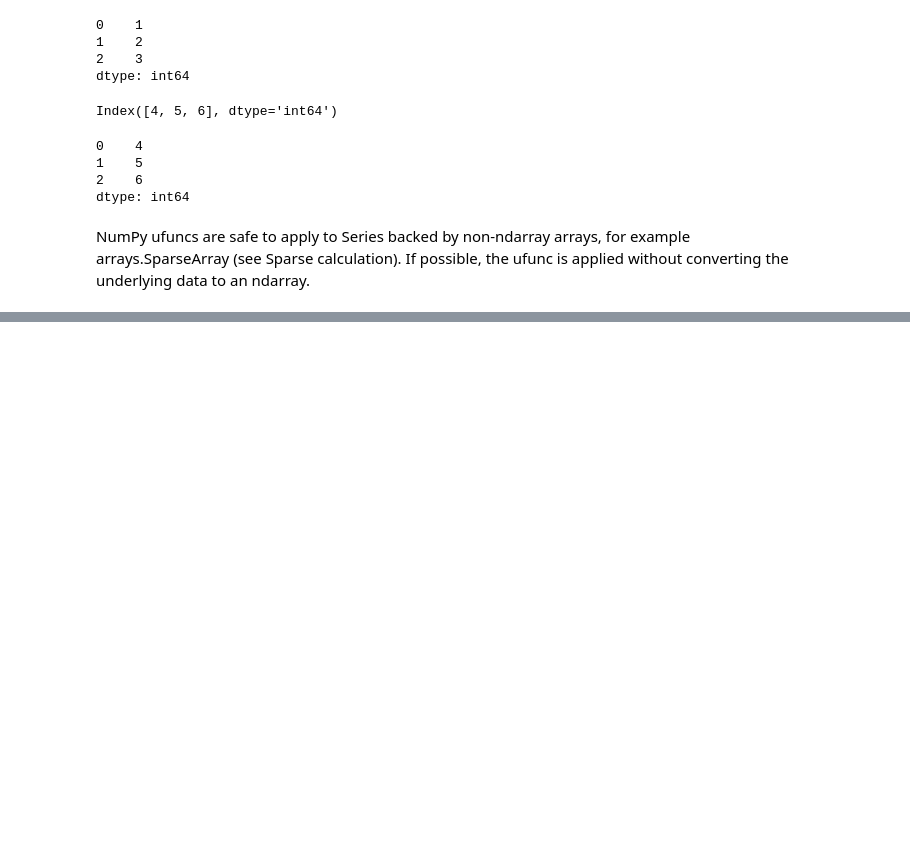
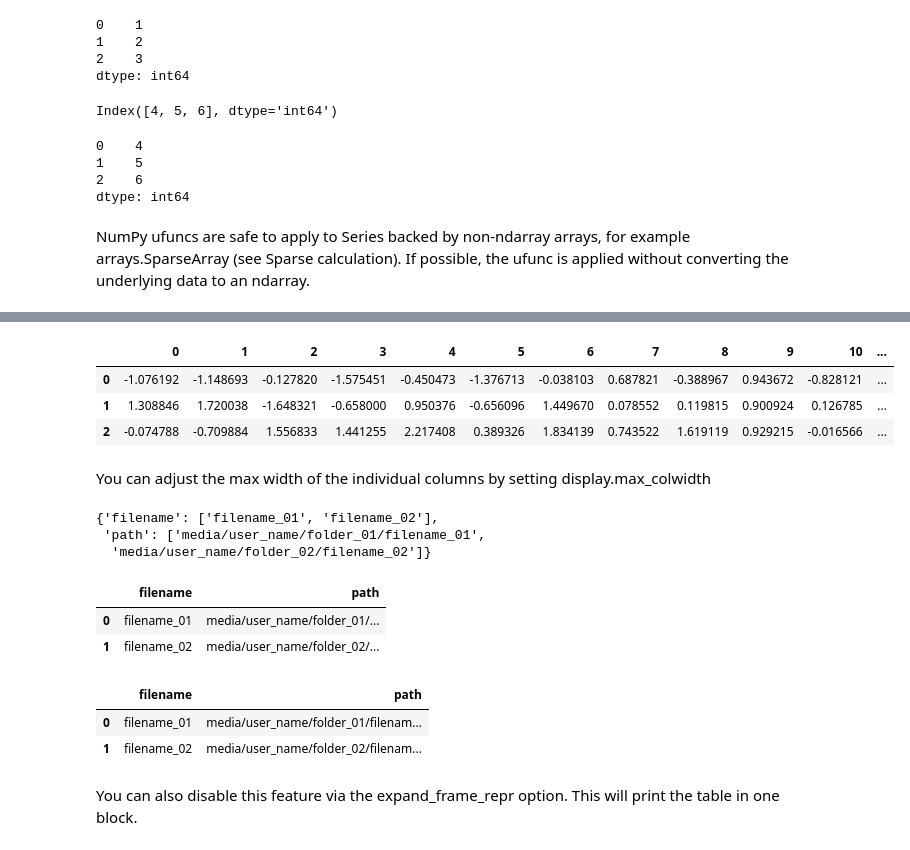
Before and after one commit to gopal-py07/DataSciencePandasExample, a Jupyter notebook: Intro to data structures/DataFrame/DataFrameDsaEx.ipynb, the cells around one changed output, grey strips where cells are left out. Saved outputs shown, nothing was run; the diff lists cells and outputs as text; code cells hidden in the pictures; blank space fills up the shorter version.

```diff
--- a/Intro to data structures/DataFrame/DataFrameDsaEx.ipynb
+++ b/Intro to data structures/DataFrame/DataFrameDsaEx.ipynb
@@ -818,0 +894,11 @@ NumPy ufuncs are safe to apply to Series backed by non-ndarray arrays, for examp
+# %%
+pd.set_option("display.width",40) # default is 80
+# %%
+pd.DataFrame(np.random.randn(3,12))
+# %% [output]
+|  | 0 | 1 | 2 | 3 | 4 | 5 | 6 | 7 | 8 | 9 | 10 | ... |
+| 0 | -1.076192 | -1.148693 | -0.127820 | -1.575451 | -0.450473 | -1.376713 | -0.038103 | 0.687821 | -0.388967 | 0.943672 | -0.828121 | ... |
+| 1 | 1.308846 | 1.720038 | -1.648321 | -0.658000 | 0.950376 | -0.656096 | 1.449670 | 0.078552 | 0.119815 | 0.900924 | 0.126785 | ... |
+| 2 | -0.074788 | -0.709884 | 1.556833 | 1.441255 | 2.217408 | 0.389326 | 1.834139 | 0.743522 | 1.619119 | 0.929215 | -0.016566 | ... |
+# %% [markdown]
+You can adjust the max width of the individual columns by setting display.max_colwidth
@@ -818,0 +916,6 @@ NumPy ufuncs are safe to apply to Series backed by non-ndarray arrays, for examp
+# %%
+datafile
+# %% [output]
+{'filename': ['filename_01', 'filename_02'],
+ 'path': ['media/user_name/folder_01/filename_01',
+  'media/user_name/folder_02/filename_02']}
@@ -818,0 +924,6 @@ NumPy ufuncs are safe to apply to Series backed by non-ndarray arrays, for examp
+# %%
+pd.DataFrame(datafile)
+# %% [output]
+|  | filename | path |
+| 0 | filename_01 | media/user_name/folder_01/... |
+| 1 | filename_02 | media/user_name/folder_02/... |
@@ -818,0 +932,8 @@ NumPy ufuncs are safe to apply to Series backed by non-ndarray arrays, for examp
+# %%
+pd.DataFrame(datafile)
+# %% [output]
+|  | filename | path |
+| 0 | filename_01 | media/user_name/folder_01/filenam... |
+| 1 | filename_02 | media/user_name/folder_02/filenam... |
+# %% [markdown]
+You can also disable this feature via the expand_frame_repr option. This will print the table in one block.
```
Also changed, not shown: parts of 13 cells of this notebook.
